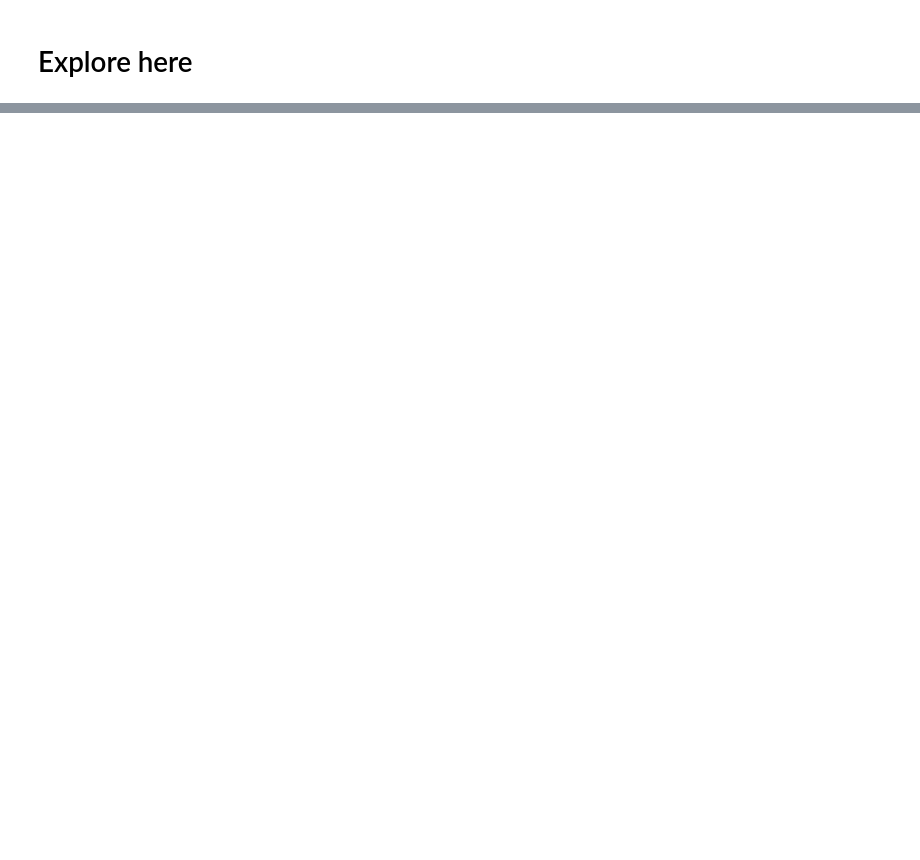
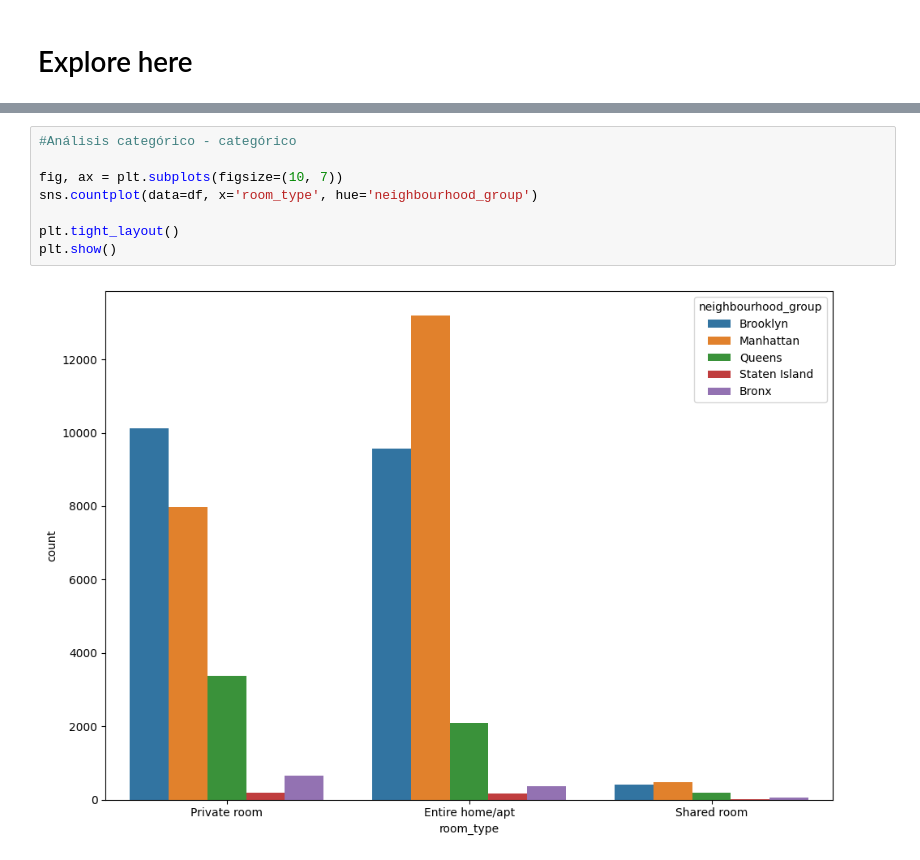
Before and after one commit to 19Juan/EDA, a Jupyter notebook: src/explore.ipynb, the cells around one changed output, grey strips where cells are left out. Drawn from its saved outputs; the diff is of its cells as text; blank space fills up the shorter version.

```diff
--- a/src/explore.ipynb
+++ b/src/explore.ipynb
@@ -11,0 +102,10 @@ df.to_csv('../data/raw/raw_data.csv', index=False)
+# %%
+#Análisis categórico - categórico
+
+fig, ax = plt.subplots(figsize=(10, 7))
+sns.countplot(data=df, x='room_type', hue='neighbourhood_group')
+
+plt.tight_layout()
+plt.show()
+# %% [output]
+[figure, added]
```
Also changed, not shown: parts of 14 cells of this notebook, 1 other file.
